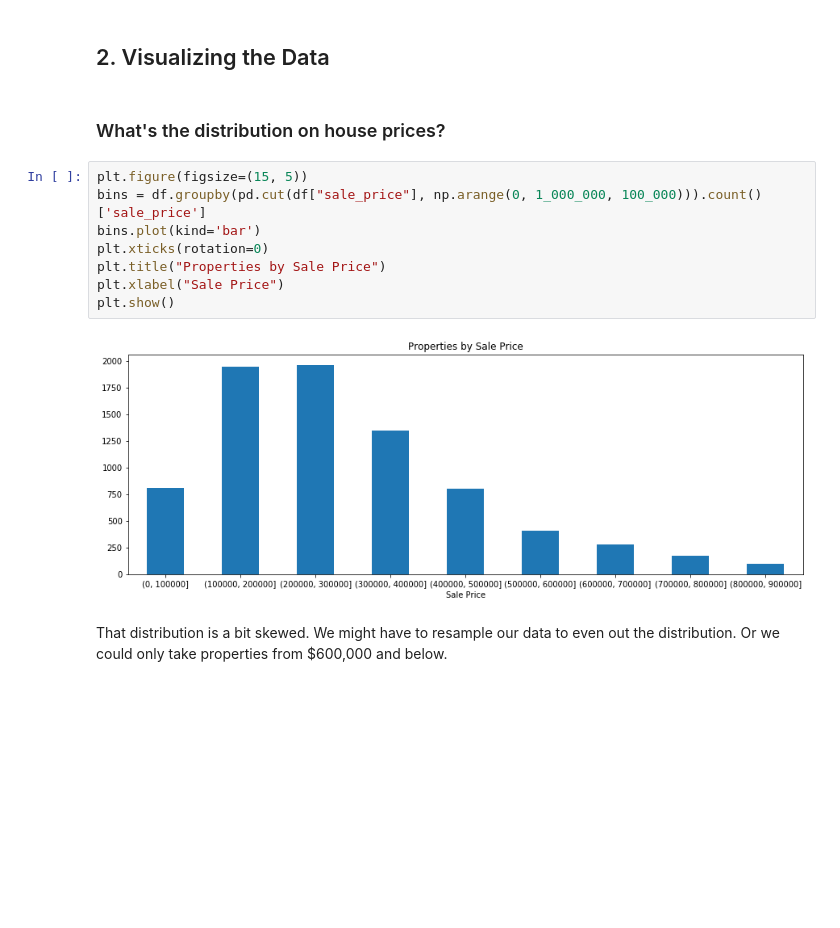
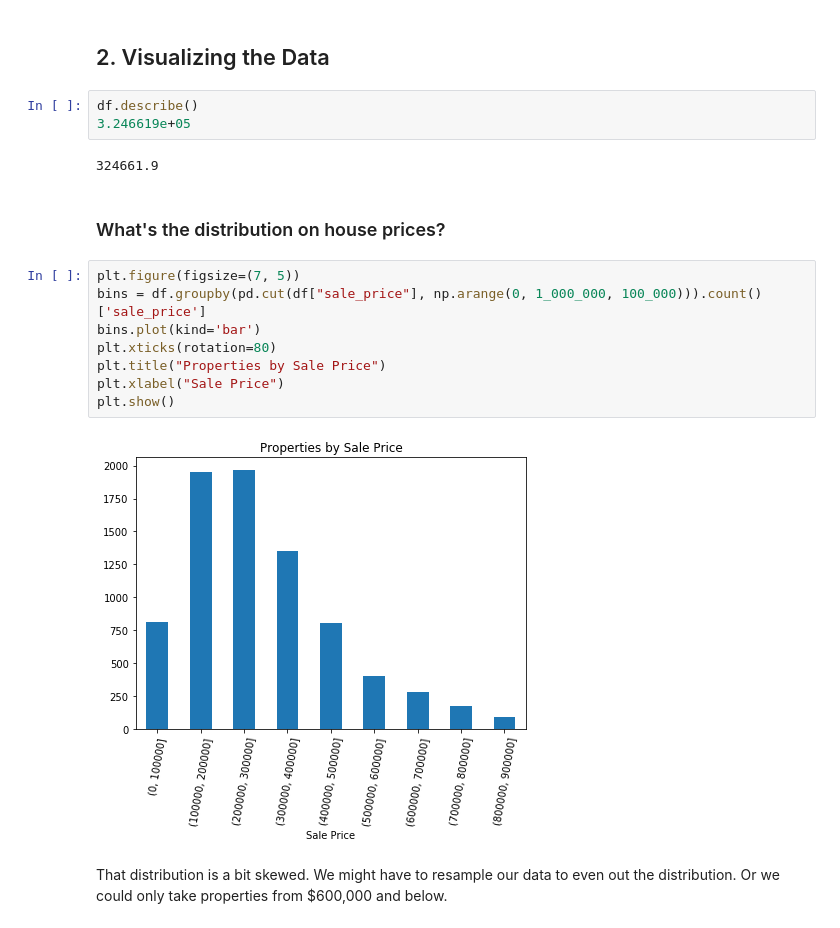
Before and after one commit to nachonavarro/real-estate-ml, a Jupyter notebook: exploration.ipynb, the cells around one changed output. Drawn from its saved outputs; the diff is of its cells as text; blank space fills up the shorter version.

```diff
--- a/exploration.ipynb
+++ b/exploration.ipynb
@@ -74,18 +74,23 @@ df.head()
 | 4 | 0 | 0 | 20400 | 2 | 3 | 3 | 669.60 | 1456.0 | ... |
 # %% [markdown]
 ## 2. Visualizing the Data
+# %%
+df.describe()
+3.246619e+05
+# %% [output]
+324661.9
 # %% [markdown]
 ### What's the distribution on house prices?
 # %%
-plt.figure(figsize=(15, 5))
+plt.figure(figsize=(7, 5))
 bins = df.groupby(pd.cut(df["sale_price"], np.arange(0, 1_000_000, 100_000))).count()['sale_price']
 bins.plot(kind='bar')
-plt.xticks(rotation=0)
+plt.xticks(rotation=80)
 plt.title("Properties by Sale Price")
 plt.xlabel("Sale Price")
 plt.show()
 # %% [output]
-[figure, old version]
+[figure, new version]
 # %% [markdown]
 That distribution is a bit skewed. We might have to resample our data to even out the distribution. Or we could only take properties from $600,000 and below.
 # %% [markdown]
```
Also changed, not shown: 6 other files.
